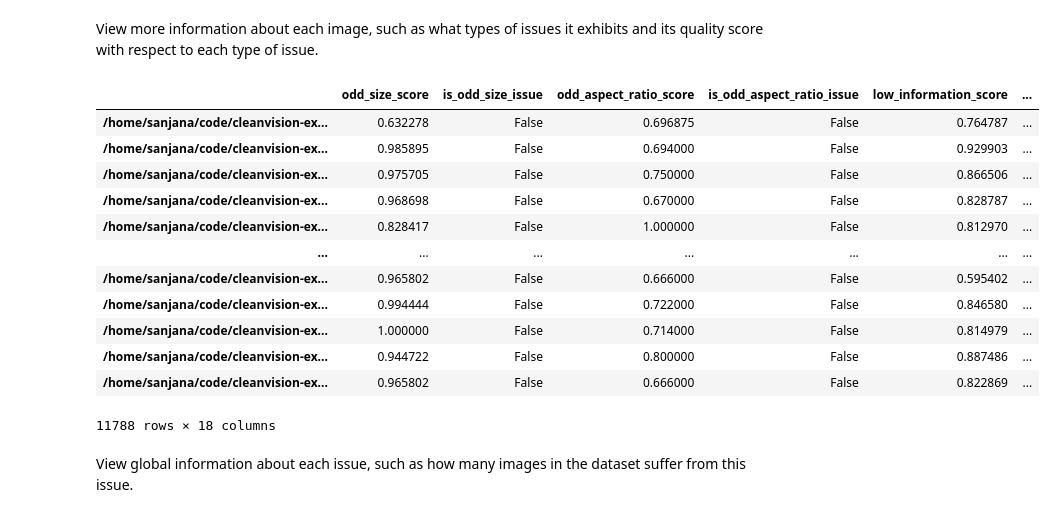
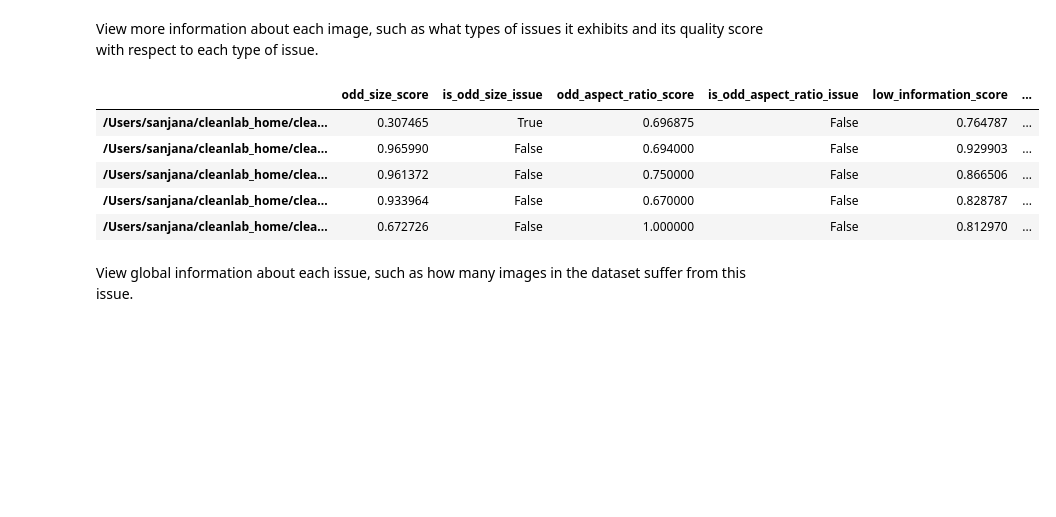
Before and after one commit to cleanlab/cleanvision-examples, a Jupyter notebook: cub200.ipynb, the cells around one changed output. Cells and saved outputs as stored; diff of their text form; code cells hidden in the pictures; blank space fills up the shorter version.

```diff
--- a/cub200.ipynb
+++ b/cub200.ipynb
@@ -77,21 +77,14 @@ Examples representing most severe instances of this issue:
 # %% [markdown]
 View more information about each image, such as what types of issues it exhibits and its quality score with respect to each type of issue.
 # %%
-imagelab.issues
+imagelab.issues.head()
 # %% [output]
 |  | odd_size_score | is_odd_size_issue | odd_aspect_ratio_score | is_odd_aspect_ratio_issue | low_information_score | ... |
-| /home/sanjana/code/cleanvision-ex... | 0.632278 | False | 0.696875 | False | 0.764787 | ... |
-| /home/sanjana/code/cleanvision-ex... | 0.985895 | False | 0.694000 | False | 0.929903 | ... |
-| /home/sanjana/code/cleanvision-ex... | 0.975705 | False | 0.750000 | False | 0.866506 | ... |
-| /home/sanjana/code/cleanvision-ex... | 0.968698 | False | 0.670000 | False | 0.828787 | ... |
-| /home/sanjana/code/cleanvision-ex... | 0.828417 | False | 1.000000 | False | 0.812970 | ... |
-| ... | ... | ... | ... | ... | ... | ... |
-| /home/sanjana/code/cleanvision-ex... | 0.965802 | False | 0.666000 | False | 0.595402 | ... |
-| /home/sanjana/code/cleanvision-ex... | 0.994444 | False | 0.722000 | False | 0.846580 | ... |
-| /home/sanjana/code/cleanvision-ex... | 1.000000 | False | 0.714000 | False | 0.814979 | ... |
-| /home/sanjana/code/cleanvision-ex... | 0.944722 | False | 0.800000 | False | 0.887486 | ... |
-| /home/sanjana/code/cleanvision-ex... | 0.965802 | False | 0.666000 | False | 0.822869 | ... |
+| /Users/sanjana/cleanlab_home/clea... | 0.307465 | True | 0.696875 | False | 0.764787 | ... |
+| /Users/sanjana/cleanlab_home/clea... | 0.965990 | False | 0.694000 | False | 0.929903 | ... |
+| /Users/sanjana/cleanlab_home/clea... | 0.961372 | False | 0.750000 | False | 0.866506 | ... |
+| /Users/sanjana/cleanlab_home/clea... | 0.933964 | False | 0.670000 | False | 0.828787 | ... |
+| /Users/sanjana/cleanlab_home/clea... | 0.672726 | False | 1.000000 | False | 0.812970 | ... |
-11788 rows × 18 columns
 # %% [markdown]
 View global information about each issue, such as how many images in the dataset suffer from this issue.
 # %%
```
Also changed, not shown: parts of 4 cells of this notebook.
